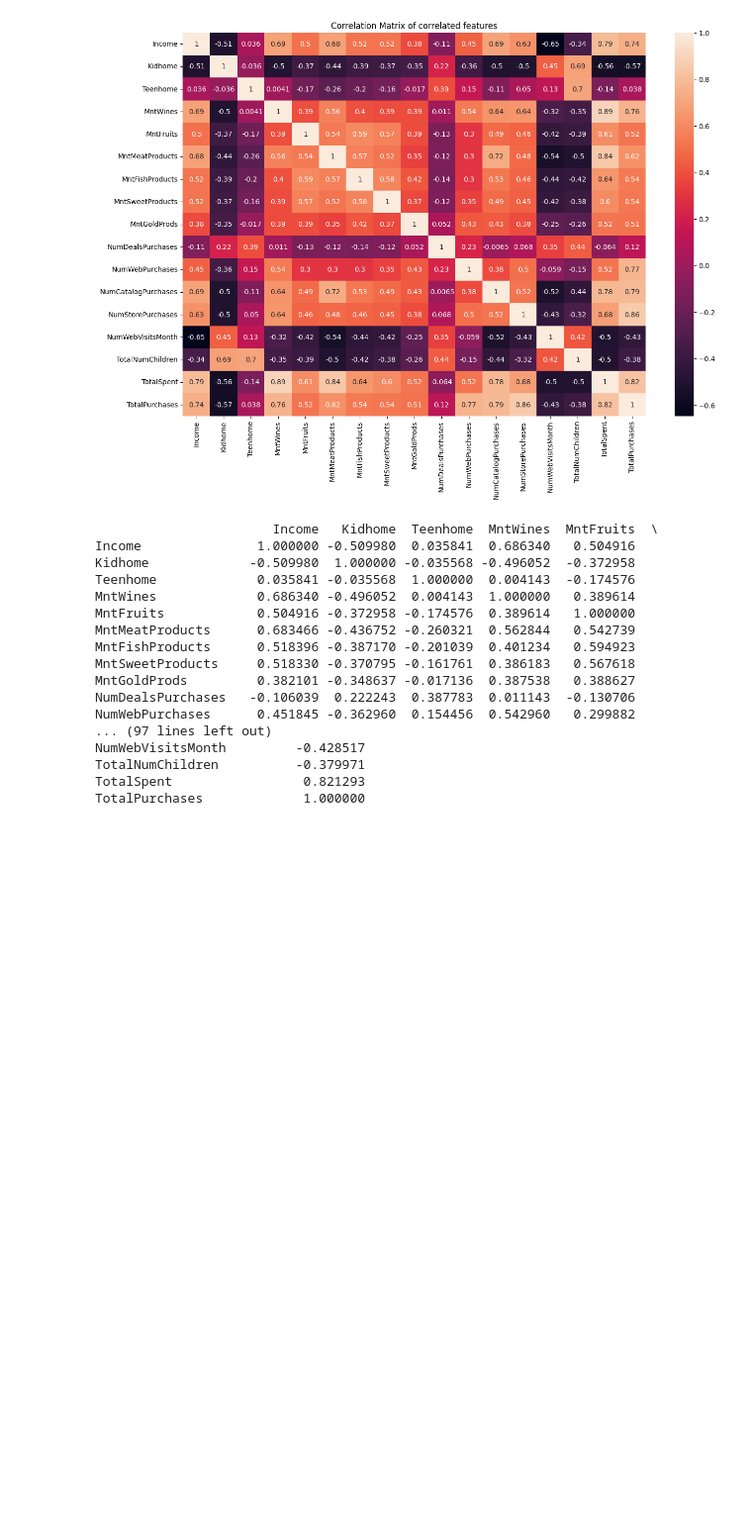
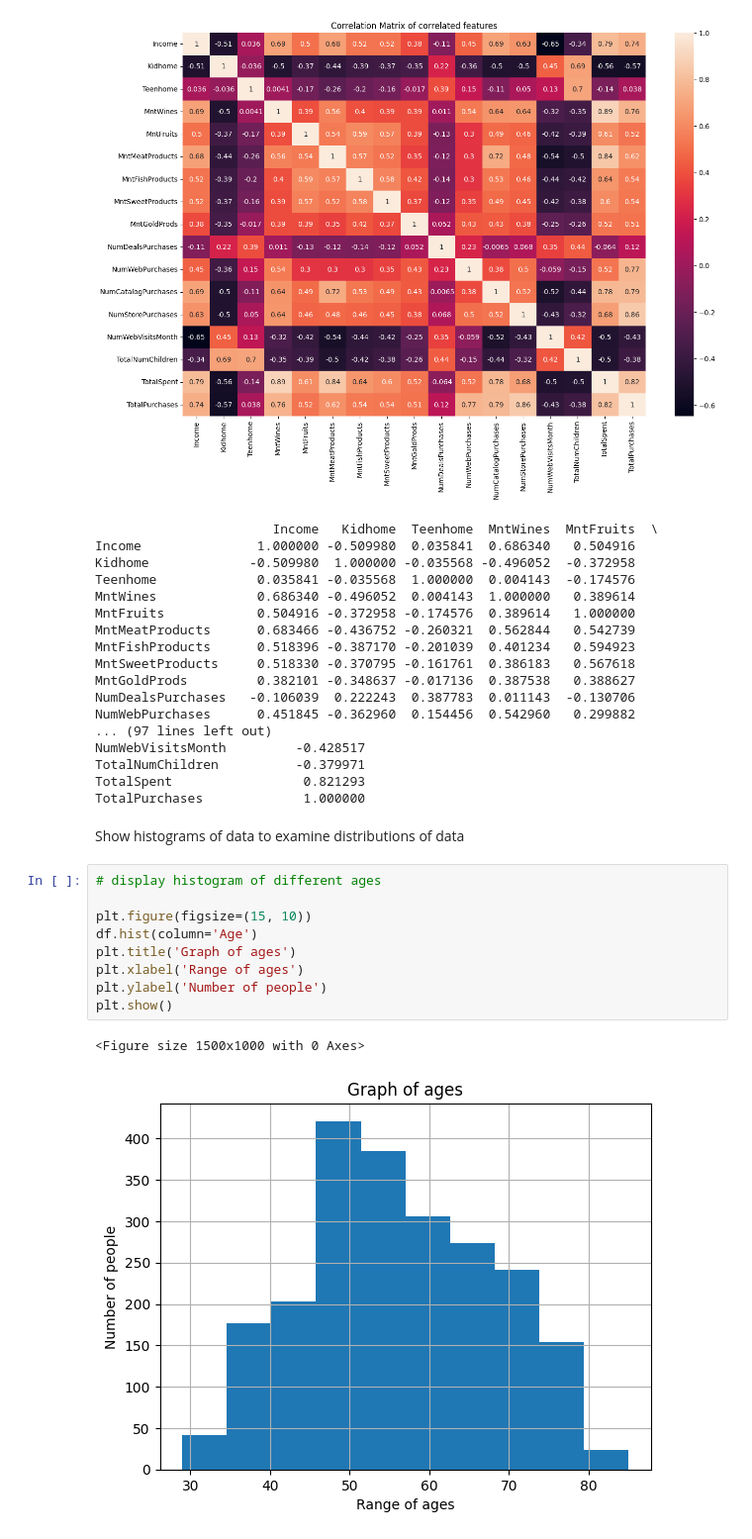
Before and after one commit to silvaGee/marketing_project, a Jupyter notebook: marketing.ipynb, the cells around one changed output. Shown at 99% size. Cells and saved outputs as stored; diff of their text form; blank space fills up the shorter version.

Commit message:
Add histogram of ages

```diff
--- a/marketing.ipynb
+++ b/marketing.ipynb
@@ -574,3 +574,17 @@ NumWebVisitsMonth         -0.428517
 TotalNumChildren          -0.379971
 TotalSpent                 0.821293
 TotalPurchases             1.000000
+# %% [markdown]
+Show histograms of data to examine distributions of data
+# %%
+# display histogram of different ages
+
+plt.figure(figsize=(15, 10))
+df.hist(column='Age')
+plt.title('Graph of ages')
+plt.xlabel('Range of ages')
+plt.ylabel('Number of people')
+plt.show()
+# %% [output]
+<Figure size 1500x1000 with 0 Axes>
+[figure, added]
```
